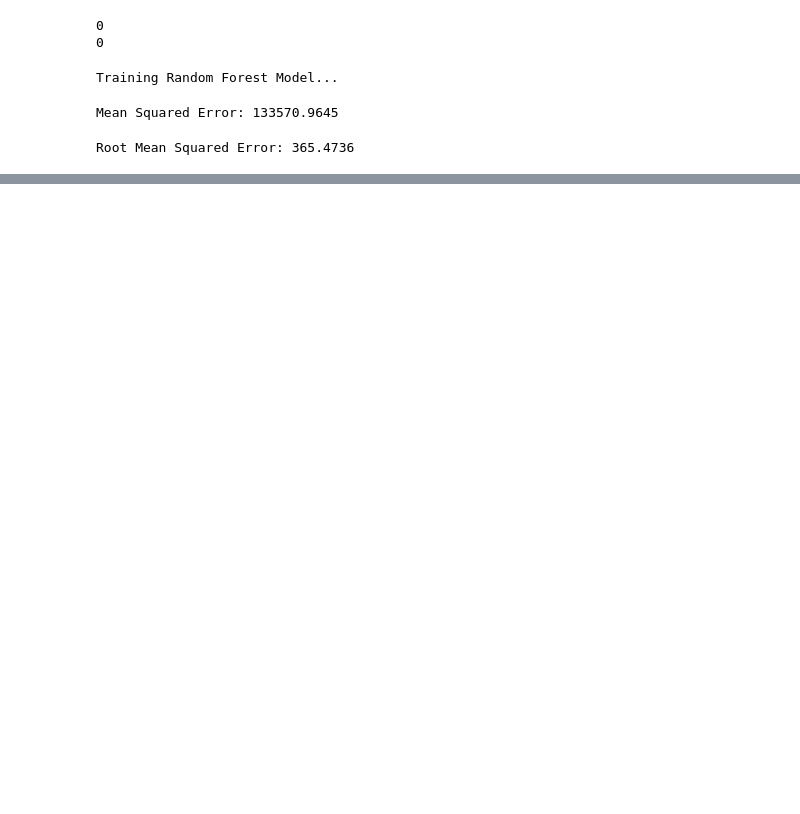
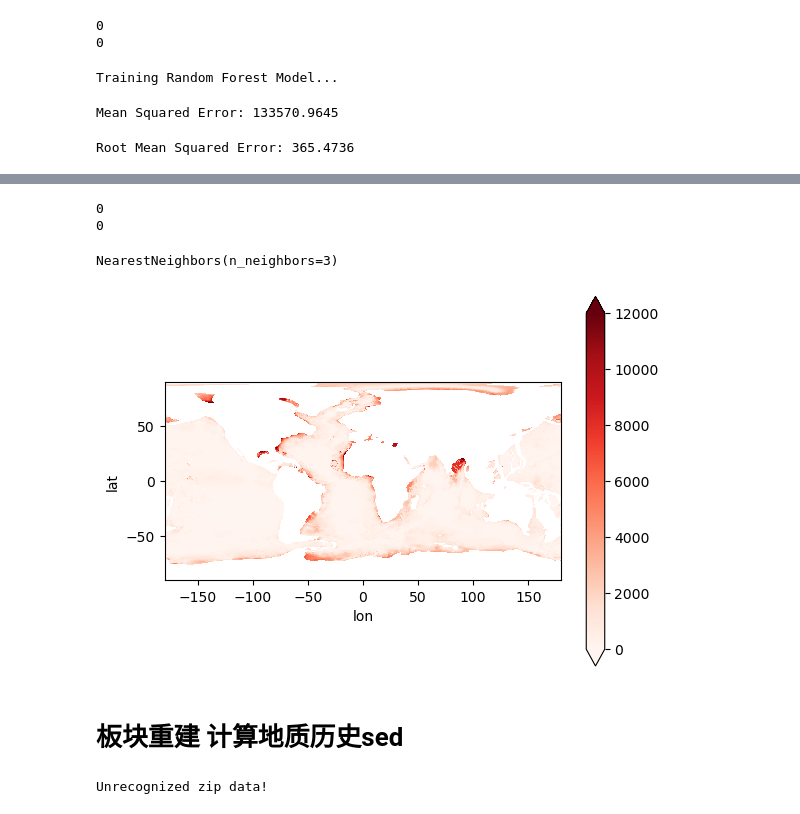
Before and after one commit to asdfgiii/2411, a Jupyter notebook: try2411.ipynb, the cells around one changed output, grey strips where cells are left out. Saved outputs shown, nothing was run; the diff lists cells and outputs as text; code cells hidden in the pictures; blank space fills up the shorter version.

Commit message:
[past time sediment calc]

```diff
--- a/try2411.ipynb
+++ b/try2411.ipynb
@@ -117,0 +172,54 @@ print(f"Estimated Expected Value of a: {expected_a:.4f}")  # 输出期望值
+# %%
+# 2. 数据集分割
+sed = merged.sed.values.reshape(-1)
+var_lat = merged.var_lat.values.reshape(1, -1)
+age = merged.age.values.reshape(1, -1)
+distance = merged.distance.values.reshape(1, -1)
+X = np.vstack((var_lat, age, distance)).T # xlat_age_d
+Y = sed # ysed
+
+masky = ~np.isnan(Y)  # 创建掩码，过滤掉 NaN 值
+X = X[masky]
+Y = Y[masky]
+maskx = ~np.isnan(X).any(axis=1)  # 检查每行是否存在 NaN
+X = X[maskx]  # 保留没有 NaN 的行
+Y = Y[maskx]  # 保持 Y 和 X 行一致
+print(np.isnan(Y).sum())  # 检查 Y 中的 NaN 数量
+print(np.isnan(X).sum())  # X 中 NaN
+# %% [output]
+0
+0
+# %%
+# 使用 KNN 进行检索
+k = 3  # 最近邻个数
+knn = NearestNeighbors(n_neighbors=k)
+knn.fit(X)
+# %% [output]
+NearestNeighbors(n_neighbors=3)
+# %%
+# 逐个目标点预测
+distances, indices = knn.kneighbors(X)
+
+sed_knn = []
+for i, point in enumerate(X):
+    nearest_sed = Y[indices[i]]
+    predicted = np.mean(nearest_sed)  # 简单平均作为预测
+    sed_knn.append(predicted)
+
+knn_iterx = iter(sed_knn)  # 将sed_knn 转换为迭代器
+sed_knn_re = [next(knn_iterx) if x else np.nan for x in maskx]  # 根据 maskx 的值决定是否填充
+sed_itery = iter(sed_knn_re)
+sed_knn_re = [next(sed_itery) if x else np.nan for x in masky]
+sed_knn_re = np.array(sed_knn_re).reshape(len(lat), len(lon))
+# %%
+da_knn_re = xr.DataArray(sed_knn_re, dims=['lat', 'lon'],
+                           coords={'lat': lat,
+                                   'lon': lon},)
+da_knn_re.plot(cmap = 'Reds', vmin = 0, vmax = 12000, add_colorbar = True)
+ax = plt.gca()
+ax.set_aspect(1)
+plt.show()
+# %% [output]
+[figure, added]
+# %% [markdown]
+# 板块重建 计算地质历史sed
@@ -117,0 +248,14 @@ print(f"Estimated Expected Value of a: {expected_a:.4f}")  # 输出期望值
+# %%
+# 设置时间
+time = 100 # Ma
+
+for i, continent in enumerate(continents):
+    reconstructed_continent = model.reconstruct(continent, time)
+    polygons = gplately.plot.shapelify_feature_polygons(reconstructed_continent) # 获取time Ma大陆多边形列表
+
+age_grid = muller2019_model.get_raster("AgeGrids", time = time) # 获取年龄网格
+age_griddata = xr.open_dataset(age_grid)
+agegrid_interp = age_griddata.interp(lon = lon, lat = lat, method = 'linear')
+age_input = agegrid_interp.z.values.reshape(1, -1) # Dataset
+# %% [output]
+Unrecognized zip data!
```
Also changed, not shown: parts of 34 cells of this notebook.
